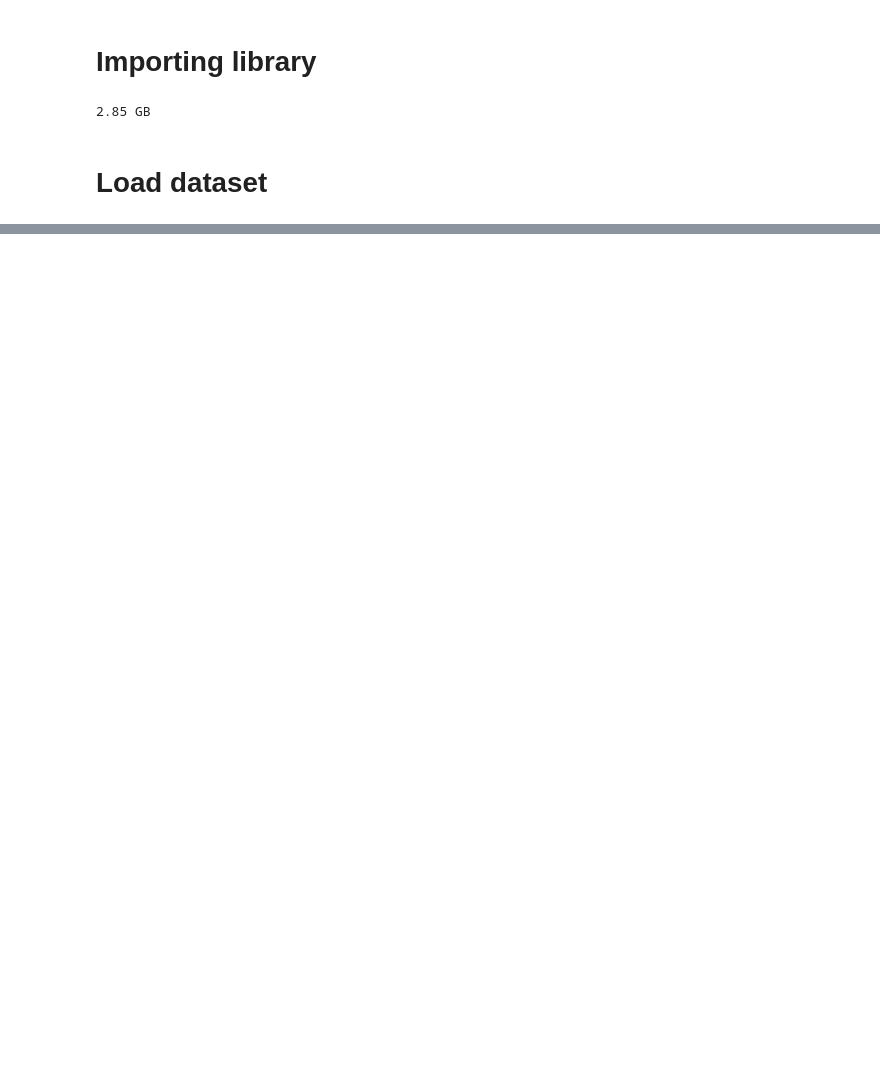
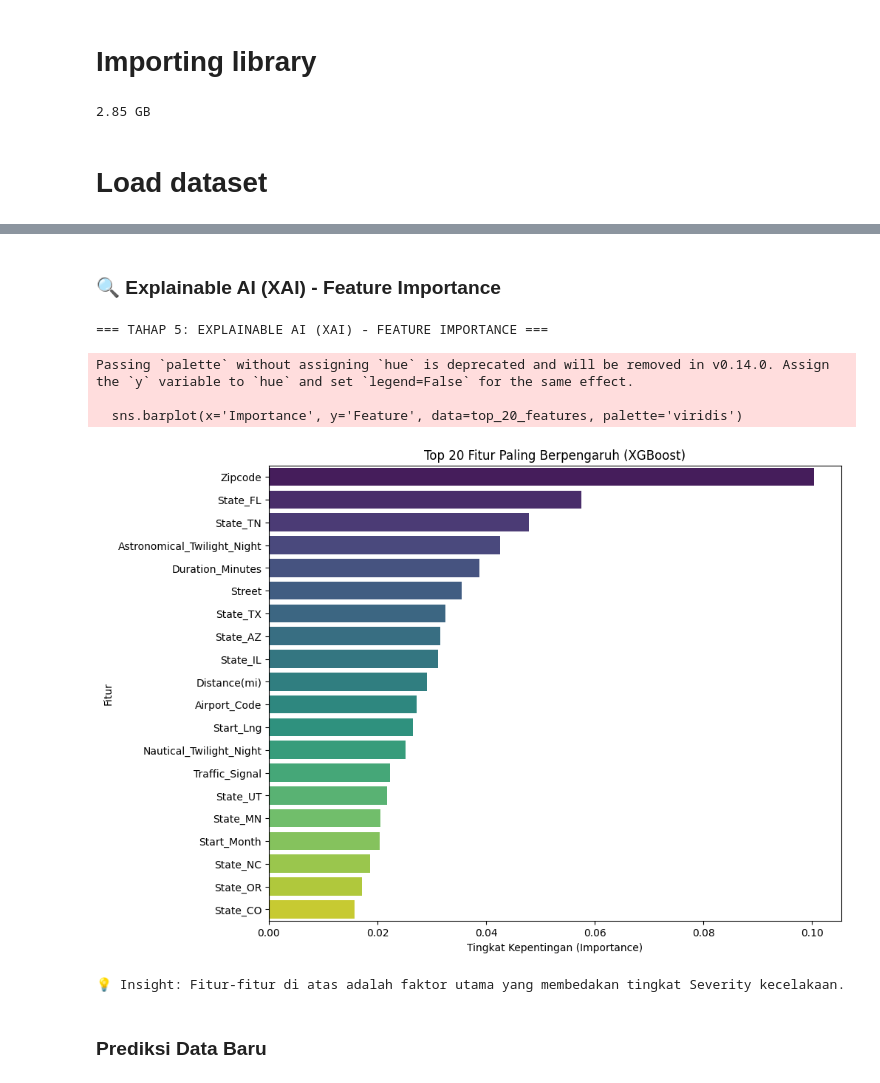
Before and after one commit to Salwa-pratama/data-mining2, a Jupyter notebook: syntax/project1.ipynb, the cells around one changed output, grey strips where cells are left out. Drawn from its saved outputs; the diff is of its cells as text; code cells hidden in the pictures; blank space fills up the shorter version.

```diff
--- a/syntax/project1.ipynb
+++ b/syntax/project1.ipynb
@@ -36,0 +566,21 @@ memory usage: 3.6 GB
+# %%
+print("=== TAHAP FEATURE ENGINEERING (EKSTRAKSI WAKTU) ===")
+
+# 1. Konversi tipe data string menjadi datetime dengan tambahan format='mixed'
+df_transformed['Start_Time'] = pd.to_datetime(df_transformed['Start_Time'], format='mixed')
+df_transformed['End_Time'] = pd.to_datetime(df_transformed['End_Time'], format='mixed')
+
+# 2. Ekstrak informasi krusial dari waktu mulai kecelakaan (Start_Time)
+df_transformed['Start_Hour'] = df_transformed['Start_Time'].dt.hour
+df_transformed['Start_Month'] = df_transformed['Start_Time'].dt.month
+df_transformed['Day_Of_Week'] = df_transformed['Start_Time'].dt.dayofweek  # 0=Senin, 6=Minggu
+
+# 3. Hitung durasi kecelakaan (selisih End_Time dan Start_Time) dalam hitungan menit
+durasi = df_transformed['End_Time'] - df_transformed['Start_Time']
+df_transformed['Duration_Minutes'] = durasi.dt.total_seconds() / 60.0
+
+# 4. Drop kolom Start_Time dan End_Time yang asli karena informasinya sudah diekstrak
+df_transformed = df_transformed.drop(columns=['Start_Time', 'End_Time'])
+
+print("✔️ Fitur Jam, Bulan, Hari, dan Durasi berhasil diekstrak.")
+print(f"Sisa kolom sekarang: {df_transformed.shape[1]}")
@@ -36,0 +786,34 @@ memory usage: 3.6 GB
+# %% [markdown]
+### 🔍 Explainable AI (XAI) - Feature Importance
+# %%
+print("=== TAHAP 5: EXPLAINABLE AI (XAI) - FEATURE IMPORTANCE ===")
+# Menampilkan 20 fitur paling berpengaruh dalam pengambilan keputusan model
+
+# Kita ekstrak feature importances dari model XGBoost
+importances = model_xgb.feature_importances_
+
+# Buat dataframe agar mudah diplot
+df_importances = pd.DataFrame({
+    'Feature': X.columns,
+    'Importance': importances
+}).sort_values(by='Importance', ascending=False)
+
+top_20_features = df_importances.head(20)
+
+plt.figure(figsize=(10, 8))
+sns.barplot(x='Importance', y='Feature', data=top_20_features, palette='viridis')
+plt.title('Top 20 Fitur Paling Berpengaruh (XGBoost)')
+plt.xlabel('Tingkat Kepentingan (Importance)')
+plt.ylabel('Fitur')
+plt.show()
+
+print("💡 Insight: Fitur-fitur di atas adalah faktor utama yang membedakan tingkat Severity kecelakaan.")
+# %% [output]
+=== TAHAP 5: EXPLAINABLE AI (XAI) - FEATURE IMPORTANCE ===
+Passing `palette` without assigning `hue` is deprecated and will be removed in v0.14.0. Assign the `y` variable to `hue` and set `legend=False` for the same effect.
+
+  sns.barplot(x='Importance', y='Feature', data=top_20_features, palette='viridis')
+[figure, added]
+💡 Insight: Fitur-fitur di atas adalah faktor utama yang membedakan tingkat Severity kecelakaan.
+# %% [markdown]
+### Prediksi Data Baru
```
Also changed, not shown: parts of 38 cells of this notebook, 10 other files.
